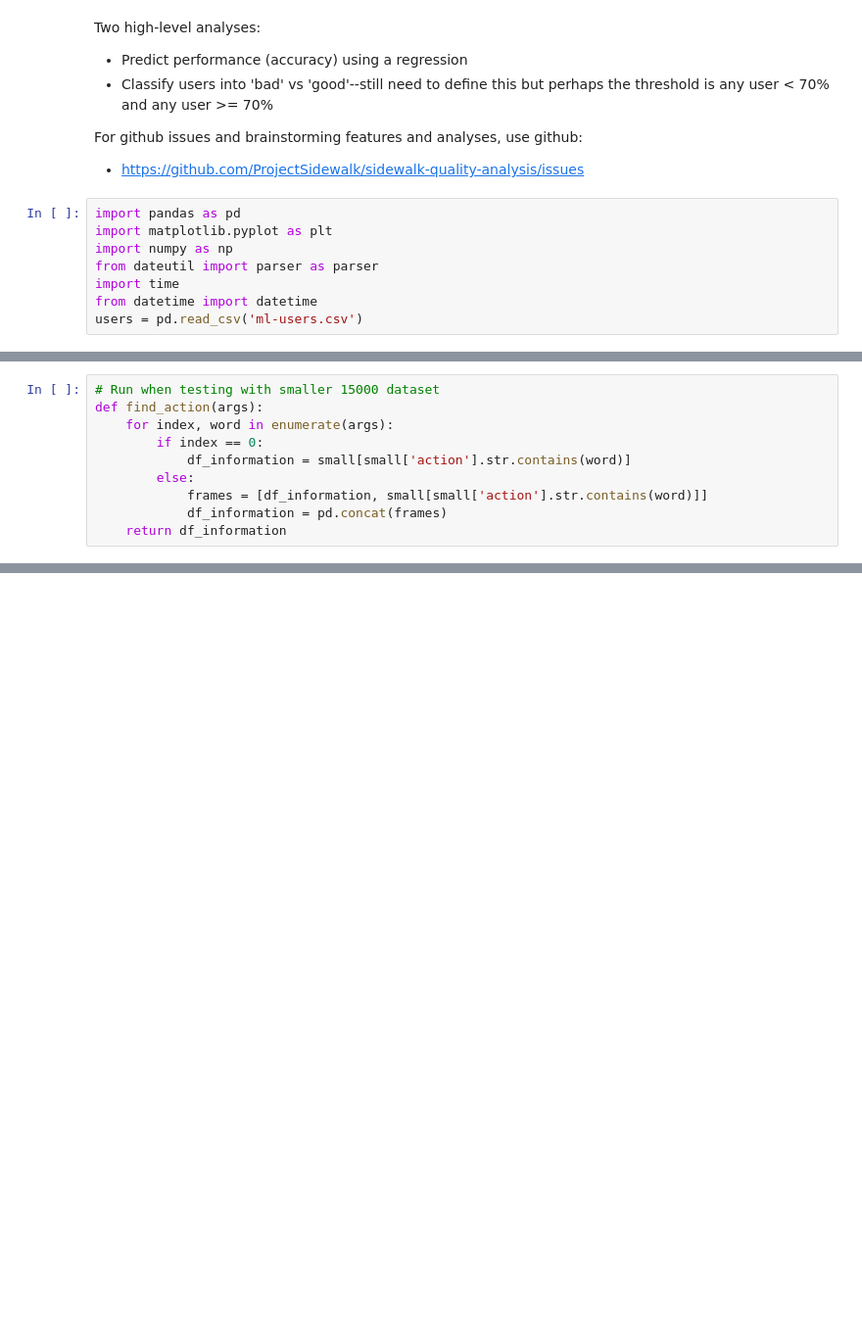
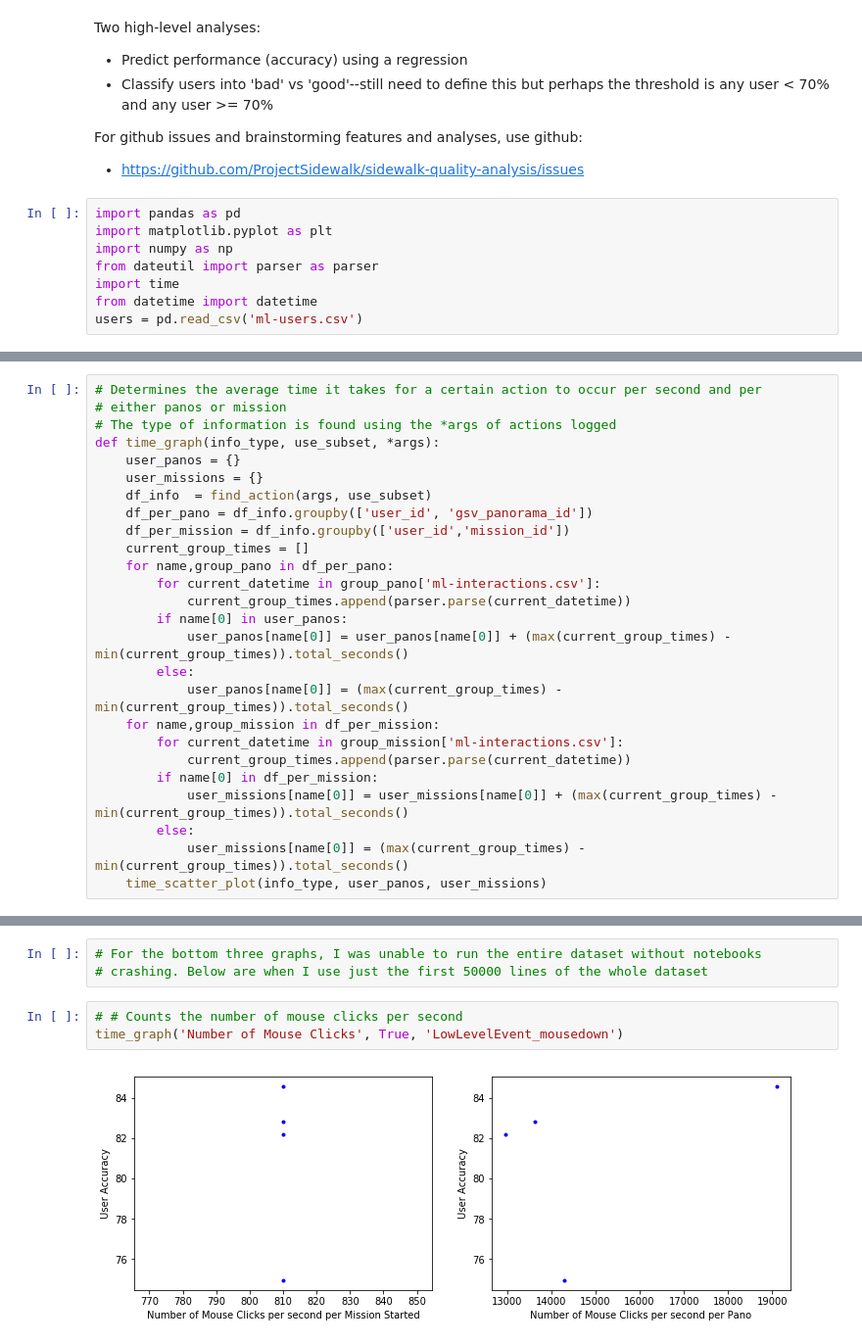
Before and after one commit to ProjectSidewalk/sidewalk-quality-analysis, a Jupyter notebook: sidewalk-user-quality-analysis-tyler.ipynb, the cells around one changed output, grey strips where cells are left out. Shown: that part at 98% size. Cells and saved outputs as stored; diff of their text form; blank space fills up the shorter version.

```diff
--- a/sidewalk-user-quality-analysis-tyler.ipynb
+++ b/sidewalk-user-quality-analysis-tyler.ipynb
@@ -51,10 +15,0 @@ def find_action(args):
-# %%
-# Run when testing with smaller 15000 dataset
-def find_action(args):
-    for index, word in enumerate(args):
-        if index == 0:
-            df_information = small[small['action'].str.contains(word)]
-        else:
-            frames = [df_information, small[small['action'].str.contains(word)]]
-            df_information = pd.concat(frames)
-    return df_information
@@ -221,0 +96,26 @@ scatter_plot('Comments Written', user_information, user_panos, user_missions, Tr
+# %%
+# Determines the average time it takes for a certain action to occur per second and per
+# either panos or mission
+# The type of information is found using the *args of actions logged
+def time_graph(info_type, use_subset, *args):
+    user_panos = {}
+    user_missions = {}
+    df_info  = find_action(args, use_subset)
+    df_per_pano = df_info.groupby(['user_id', 'gsv_panorama_id'])
+    df_per_mission = df_info.groupby(['user_id','mission_id'])
+    current_group_times = []
+    for name,group_pano in df_per_pano:
+        for current_datetime in group_pano['ml-interactions.csv']:
+            current_group_times.append(parser.parse(current_datetime))
+        if name[0] in user_panos:
+            user_panos[name[0]] = user_panos[name[0]] + (max(current_group_times) - min(current_group_times)).total_seconds()
+        else:
+            user_panos[name[0]] = (max(current_group_times) - min(current_group_times)).total_seconds()
+    for name,group_mission in df_per_mission:
+        for current_datetime in group_mission['ml-interactions.csv']:
+            current_group_times.append(parser.parse(current_datetime))
+        if name[0] in df_per_mission:
+            user_missions[name[0]] = user_missions[name[0]] + (max(current_group_times) - min(current_group_times)).total_seconds()
+        else:
+            user_missions[name[0]] = (max(current_group_times) - min(current_group_times)).total_seconds()
+    time_scatter_plot(info_type, user_panos, user_missions)
@@ -221,0 +216,8 @@ scatter_plot('Comments Written', user_information, user_panos, user_missions, Tr
+# %%
+# For the bottom three graphs, I was unable to run the entire dataset without notebooks
+# crashing. Below are when I use just the first 50000 lines of the whole dataset
+# %%
+# # Counts the number of mouse clicks per second
+time_graph('Number of Mouse Clicks', True, 'LowLevelEvent_mousedown')
+# %% [output]
+[figure, added]
```
Also changed, not shown: parts of 36 cells of this notebook.
